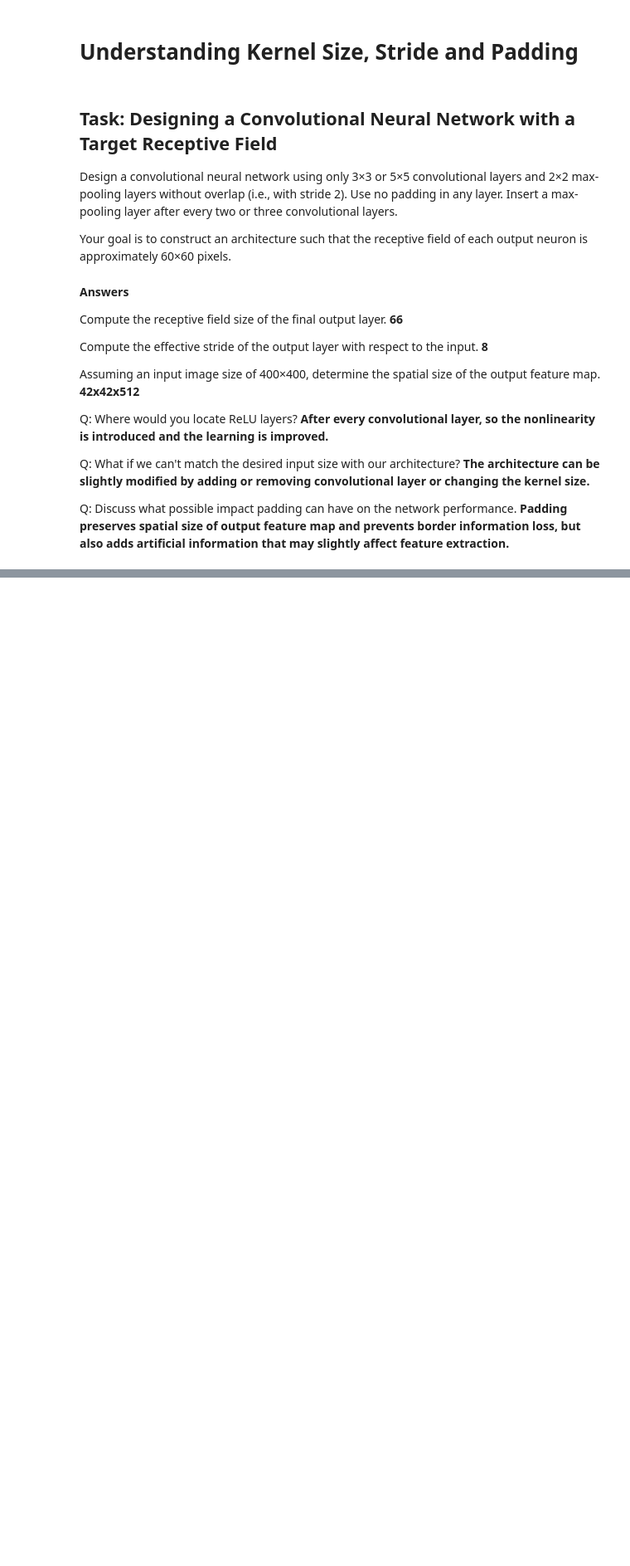
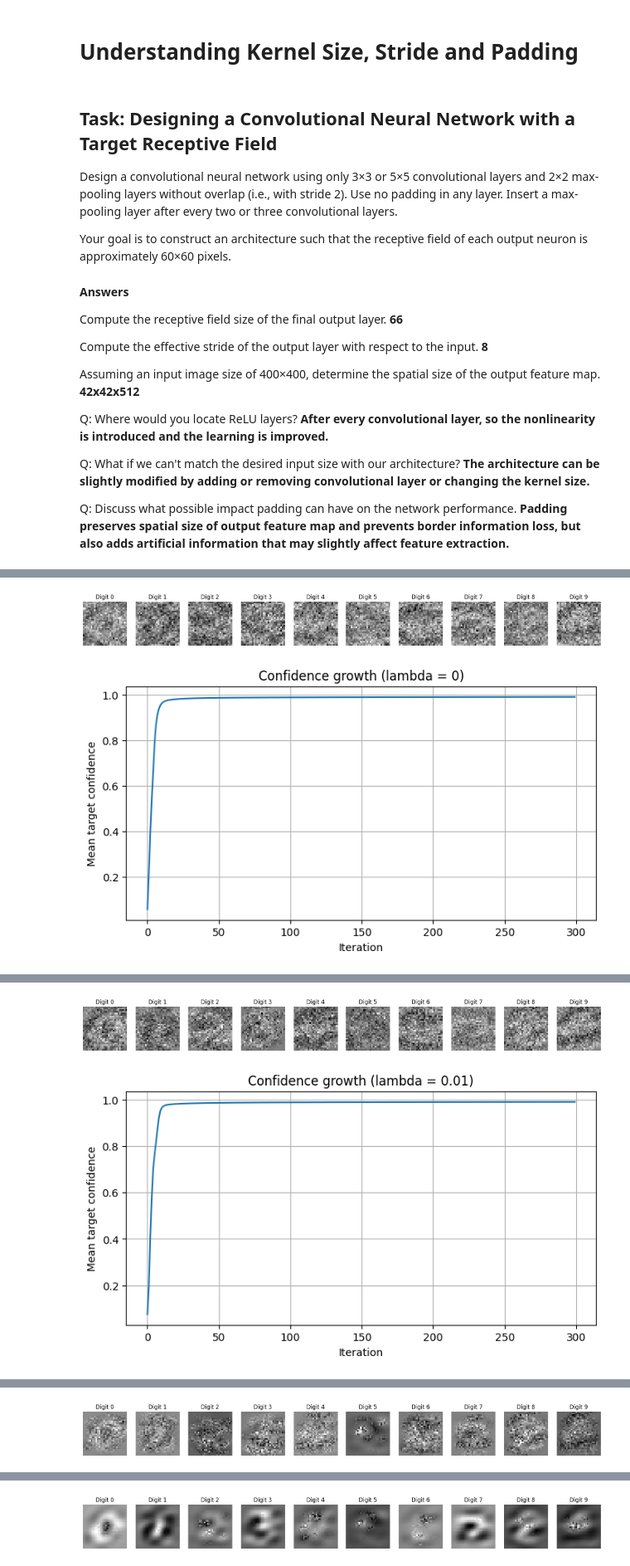
Before and after one commit to paulinaniemczak/Machine-Learning, a Jupyter notebook: Lab10-convolutional-neural-network-CNN.ipynb, the cells around one changed output, grey strips where cells are left out. Shown at 83% size. Saved outputs shown, nothing was run; the diff lists cells and outputs as text; code cells hidden in the pictures; blank space fills up the shorter version.

```diff
--- a/Lab10-convolutional-neural-network-CNN.ipynb
+++ b/Lab10-convolutional-neural-network-CNN.ipynb
@@ -341,0 +282,66 @@ Tune the $\lambda_{l2}$ to find the best range.
+# %%
+"""enhanced code from previous lab"""
+net.eval() # LeNet-5 without training behaviors
+
+for param in net.parameters():
+  param.requires_grad = False # without weights' training
+
+target_labels = torch.arange(10).to(device) # target labels for images from 0 to 9, tensor shape: 10
+
+
+lambda_values = [0, 0.01, 0.1, 1, 10]
+for lambda_l2 in lambda_values:
+  dream_batch_input = torch.randn(10, 1, 28, 28, device=device) # batch of random noise images, shape: batch size, channels (grayscale, so 1), height, width
+  dream_batch_input.requires_grad_(True) # gradient for input images
+  dream_optimizer = torch.optim.Adam([dream_batch_input], lr=0.05) # updates input images
+
+  iterations = 300
+  confidence_history = []
+
+  for iteration in range(iterations):
+    dream_optimizer.zero_grad() # reset gradient from previous iteration
+
+    outputs = net(dream_batch_input) # pass images
+
+    cross_entropy = F.cross_entropy(outputs, target_labels) # cross-entropy loss, digit named by their digit
+    l2 = dream_batch_input.pow(2).mean()
+    loss = cross_entropy + lambda_l2 * l2 # total loss
+
+    loss.backward() # gradients
+    dream_optimizer.step() # update images using gradients
+
+    probabilities = torch.softmax(outputs, dim=1)
+    target_confidence = probabilities[torch.arange(10), target_labels] # confidence of given class
+
+    confidence_history.append(target_confidence.mean().item()) # save confidence for later visualisation
+
+
+    if iteration % 25 == 0:
+      print(
+          "iteration:", iteration,
+          "loss:", loss.item(),
+          "mean confidence:", target_confidence.mean().item()
+      )
+
+
+  # plotting
+  images = dream_batch_input.detach().cpu() # moves tensor to cpu
+
+  figure, axes = pyplot.subplots(1, 10, figsize=(20, 2))
+  for i in range(10):
+    image = images[i][0]
+    axes[i].imshow(image, cmap="gray")
+    axes[i].set_title(f"Digit {i}")
+    axes[i].axis("off")
+  pyplot.show()
+
+
+  """ confidence growth during optimization """
+  pyplot.figure(figsize=(8, 4))
+  pyplot.plot(confidence_history)
+  pyplot.title(f"Confidence growth (lambda = {lambda_l2})")
+  pyplot.xlabel("Iteration")
+  pyplot.ylabel("Mean target confidence")
+  pyplot.grid()
+  pyplot.show()
+# %% [output]
@@ -341,0 +360,2 @@ Tune the $\lambda_{l2}$ to find the best range.
+[figure, added]
+[figure, added]
@@ -341,0 +374,2 @@ Tune the $\lambda_{l2}$ to find the best range.
+[figure, added]
+[figure, added]
@@ -341,0 +388 @@ Tune the $\lambda_{l2}$ to find the best range.
+[figure, added]
@@ -341,0 +402 @@ Tune the $\lambda_{l2}$ to find the best range.
+[figure, added]
```
Also changed, not shown: parts of 7 cells of this notebook.
